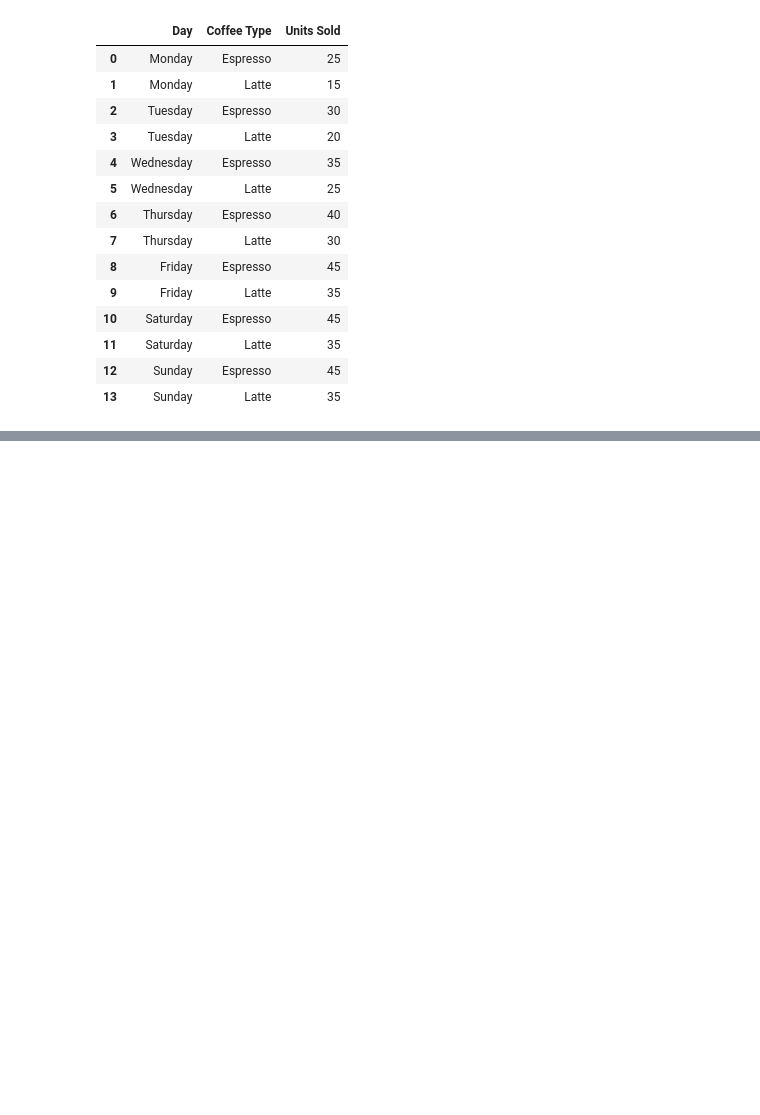
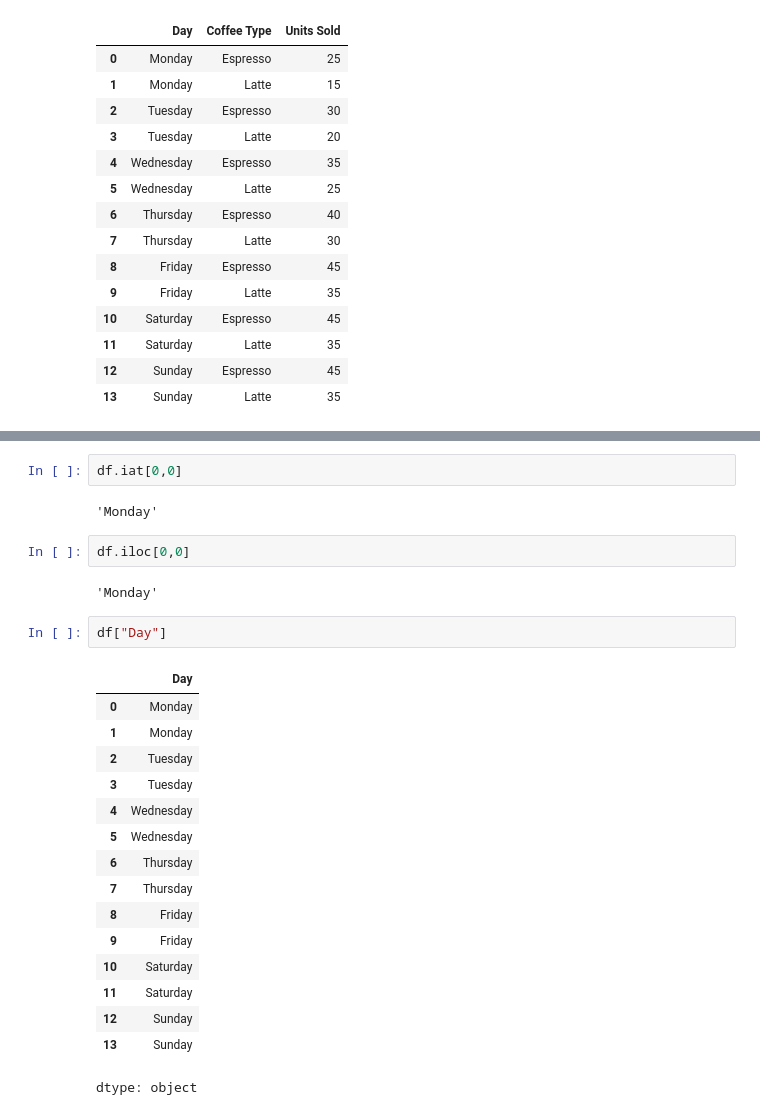
Before and after one commit to omkarpattnaik8080/MachineLearningAll, a Jupyter notebook: Pandas.ipynb, the cells around one changed output, grey strips where cells are left out. Saved outputs shown, nothing was run; the diff lists cells and outputs as text; blank space fills up the shorter version.

```diff
--- a/Pandas.ipynb
+++ b/Pandas.ipynb
@@ -109,0 +126,27 @@ df.sample(5)
+# %%
+df.iat[0,0]
+# %% [output]
+'Monday'
+# %%
+df.iloc[0,0]
+# %% [output]
+'Monday'
+# %%
+df["Day"]
+# %% [output]
+|  | Day |
+| 0 | Monday |
+| 1 | Monday |
+| 2 | Tuesday |
+| 3 | Tuesday |
+| 4 | Wednesday |
+| 5 | Wednesday |
+| 6 | Thursday |
+| 7 | Thursday |
+| 8 | Friday |
+| 9 | Friday |
+| 10 | Saturday |
+| 11 | Saturday |
+| 12 | Sunday |
+| 13 | Sunday |
+dtype: object
```
Also changed, not shown: parts of 8 cells of this notebook.
